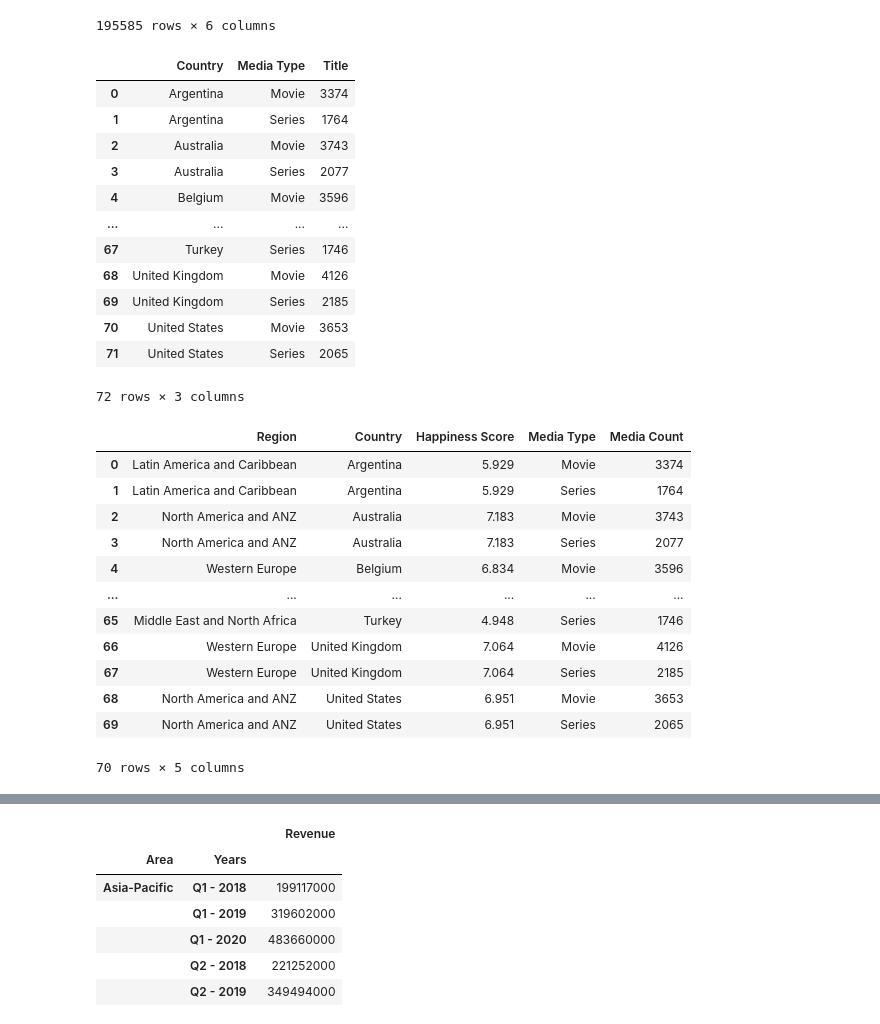
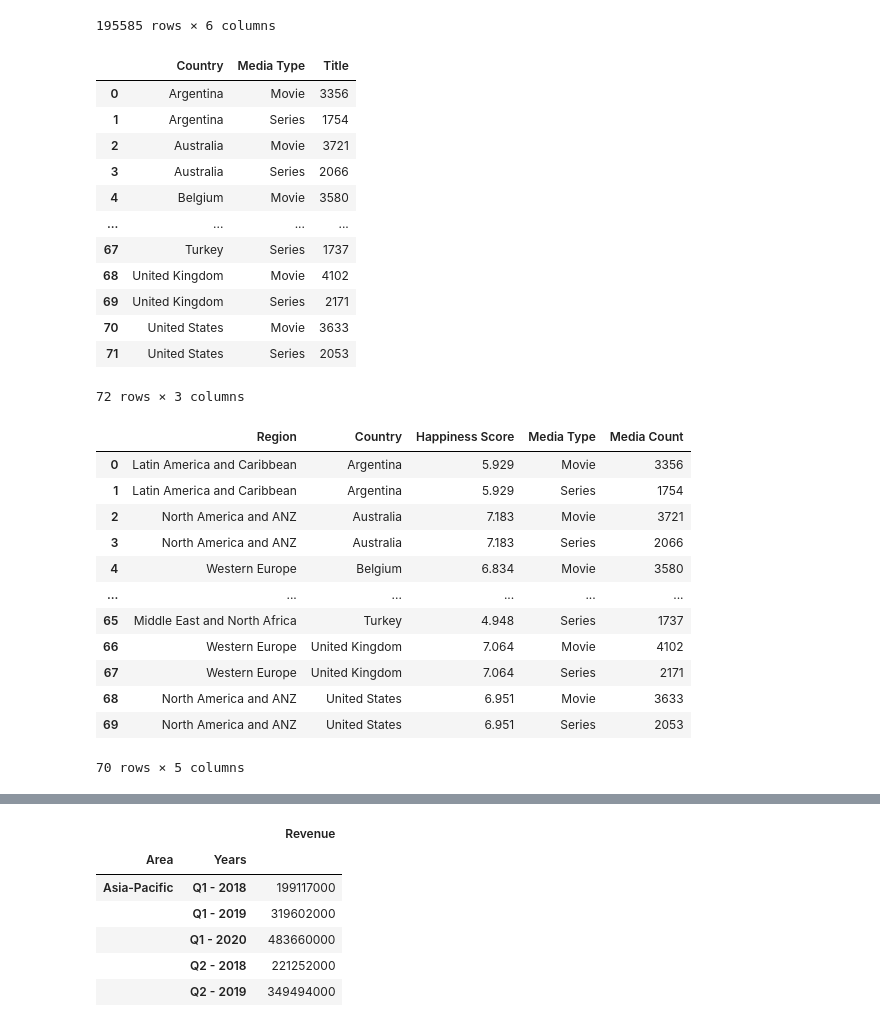
Before and after one commit to adamholcomb/Python-Media-Happiness-Analysis, a Jupyter notebook: HappinessIndex-DR.ipynb, the cells around one changed output, grey strips where cells are left out. Drawn from its saved outputs; the diff is of its cells as text; code cells hidden in the pictures.

```diff
--- a/HappinessIndex-DR.ipynb
+++ b/HappinessIndex-DR.ipynb
@@ -38,24 +41,23 @@ df
 | 195584 | Colombia | DreamWorks Kung Fu Panda Awesome ... | Animation, Action, Comedy, Family | English | NaN | Series |
 195585 rows × 6 columns
 # %%
-titles_bycountry = df.groupby('Country')['Title'].count()
-media_bycountry = df.groupby(['Country','Media Type'])['Title'].count()
+media_bycountry = df.groupby(['Country','Media Type'])['Title'].nunique()
 media_bycountry = pd.DataFrame(media_bycountry)
 media_bycountry = media_bycountry.reset_index()
 media_bycountry
 # %% [output]
 |  | Country | Media Type | Title |
-| 0 | Argentina | Movie | 3374 |
-| 1 | Argentina | Series | 1764 |
-| 2 | Australia | Movie | 3743 |
-| 3 | Australia | Series | 2077 |
-| 4 | Belgium | Movie | 3596 |
+| 0 | Argentina | Movie | 3356 |
+| 1 | Argentina | Series | 1754 |
+| 2 | Australia | Movie | 3721 |
+| 3 | Australia | Series | 2066 |
+| 4 | Belgium | Movie | 3580 |
 | ... | ... | ... | ... |
-| 67 | Turkey | Series | 1746 |
-| 68 | United Kingdom | Movie | 4126 |
-| 69 | United Kingdom | Series | 2185 |
-| 70 | United States | Movie | 3653 |
-| 71 | United States | Series | 2065 |
+| 67 | Turkey | Series | 1737 |
+| 68 | United Kingdom | Movie | 4102 |
+| 69 | United Kingdom | Series | 2171 |
+| 70 | United States | Movie | 3633 |
+| 71 | United States | Series | 2053 |
 72 rows × 3 columns
 # %%
 happynetflix_merge = pd.merge(media_bycountry, world_happiness_report_sub, on='Country',how='inner')
@@ -64,15 +66,15 @@ happynetflix_merge = happynetflix_merge[['Region','Country','Happiness Score','M
 happynetflix_merge
 # %% [output]
 |  | Region | Country | Happiness Score | Media Type | Media Count |
-| 0 | Latin America and Caribbean | Argentina | 5.929 | Movie | 3374 |
-| 1 | Latin America and Caribbean | Argentina | 5.929 | Series | 1764 |
-| 2 | North America and ANZ | Australia | 7.183 | Movie | 3743 |
-| 3 | North America and ANZ | Australia | 7.183 | Series | 2077 |
-| 4 | Western Europe | Belgium | 6.834 | Movie | 3596 |
+| 0 | Latin America and Caribbean | Argentina | 5.929 | Movie | 3356 |
+| 1 | Latin America and Caribbean | Argentina | 5.929 | Series | 1754 |
+| 2 | North America and ANZ | Australia | 7.183 | Movie | 3721 |
+| 3 | North America and ANZ | Australia | 7.183 | Series | 2066 |
+| 4 | Western Europe | Belgium | 6.834 | Movie | 3580 |
 | ... | ... | ... | ... | ... | ... |
-| 65 | Middle East and North Africa | Turkey | 4.948 | Series | 1746 |
-| 66 | Western Europe | United Kingdom | 7.064 | Movie | 4126 |
-| 67 | Western Europe | United Kingdom | 7.064 | Series | 2185 |
-| 68 | North America and ANZ | United States | 6.951 | Movie | 3653 |
-| 69 | North America and ANZ | United States | 6.951 | Series | 2065 |
+| 65 | Middle East and North Africa | Turkey | 4.948 | Series | 1737 |
+| 66 | Western Europe | United Kingdom | 7.064 | Movie | 4102 |
+| 67 | Western Europe | United Kingdom | 7.064 | Series | 2171 |
+| 68 | North America and ANZ | United States | 6.951 | Movie | 3633 |
+| 69 | North America and ANZ | United States | 6.951 | Series | 2053 |
 70 rows × 5 columns
```
Also changed, not shown: parts of 12 cells of this notebook, 1 other file.
